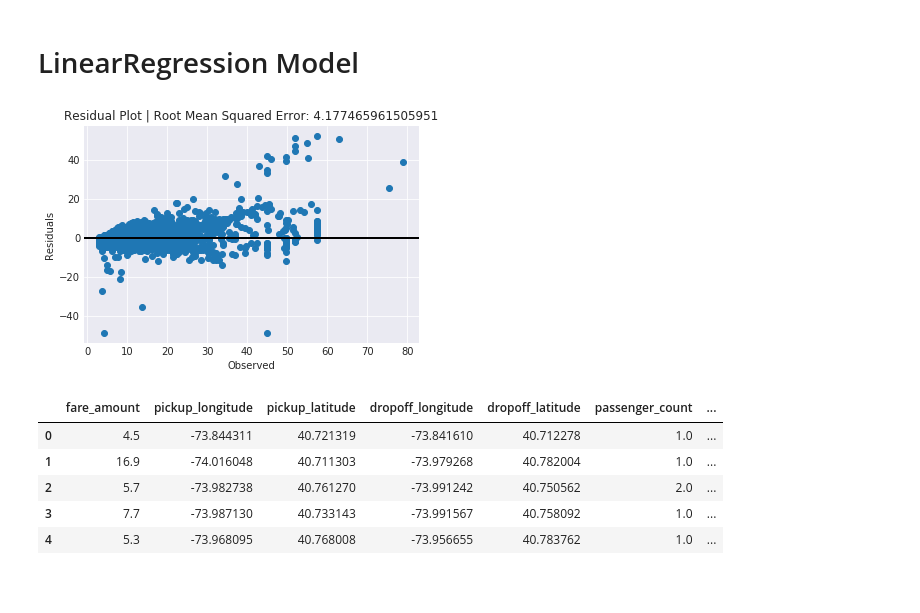
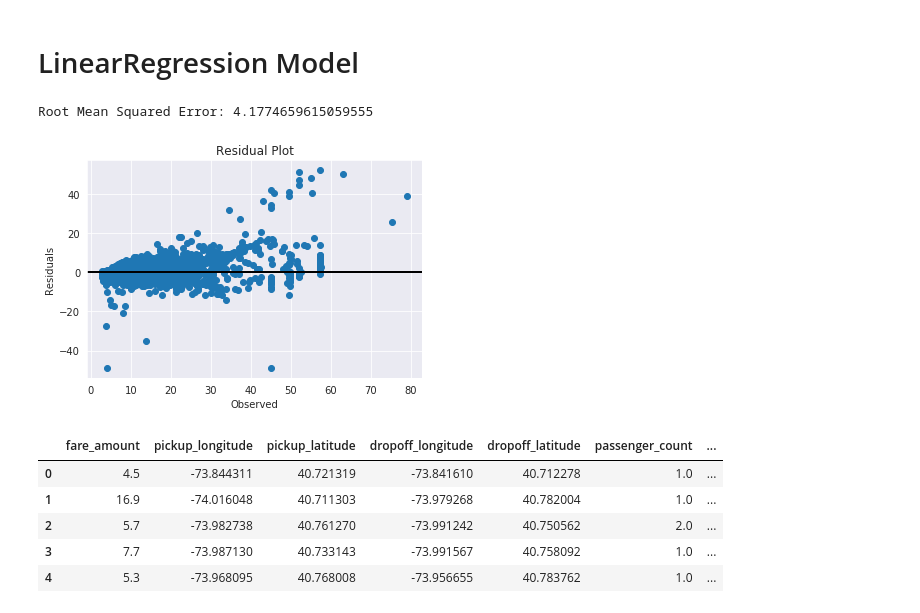
Before and after one commit to someshugar445/CabFarePrediction, a Jupyter notebook: Project2_Cab_Fare_edwisor(1).ipynb, the cells around one changed output. Cells and saved outputs as stored; diff of their text form; code cells hidden in the pictures; blank space fills up the shorter version.

```diff
--- a/Project2_Cab_Fare_edwisor(1).ipynb
+++ b/Project2_Cab_Fare_edwisor(1).ipynb
@@ -262,3 +286,3 @@ dtype('<M8[ns]')
 # %%
-Test_data['pickup_datetime'] = pd.to_datetime(Test_data['pickup_datetime'],format='%Y-%m-%d %H:%M:%S %Z',
+Train_data['pickup_datetime'] = pd.to_datetime(Train_data['pickup_datetime'],format='%Y-%m-%d %H:%M:%S %Z',
                                                errors='coerce')
@@ -566,19 +589,23 @@ X_train, X_test, y_train, y_test = train_test_split(X,y,test_size=0.30,random_st
 model= LinearRegression()
 model.fit(X_train,y_train)
 y_pred_lm = model.predict(X_test)
+# %%
+print('Root Mean Squared Error: ' + str(mean_squared_error(y_test, y_pred_lm) ** 0.5))
+# %% [output]
+Root Mean Squared Error: 4.1774659615059555
 # %%
 # Plot the residuals
 residuals = y_test-y_pred_lm
 fig, ax = plt.subplots()
 ax.scatter(y_test, residuals)
 ax.axhline(lw=2,color='black')
 ax.set_xlabel('Observed')
 ax.set_ylabel('Residuals')
-ax.title.set_text('Residual Plot | Root Mean Squared Error: ' + str(mean_squared_error(y_test, y_pred_lm) ** 0.5))
+ax.title.set_text('Residual Plot')
 plt.savefig('Figure12.png')
 plt.show()
 # %% [output]
-[figure, old version]
+[figure, new version]
 # %%
 df_dummy = train
 # %%
```
Also changed, not shown: parts of 26 cells of this notebook.
